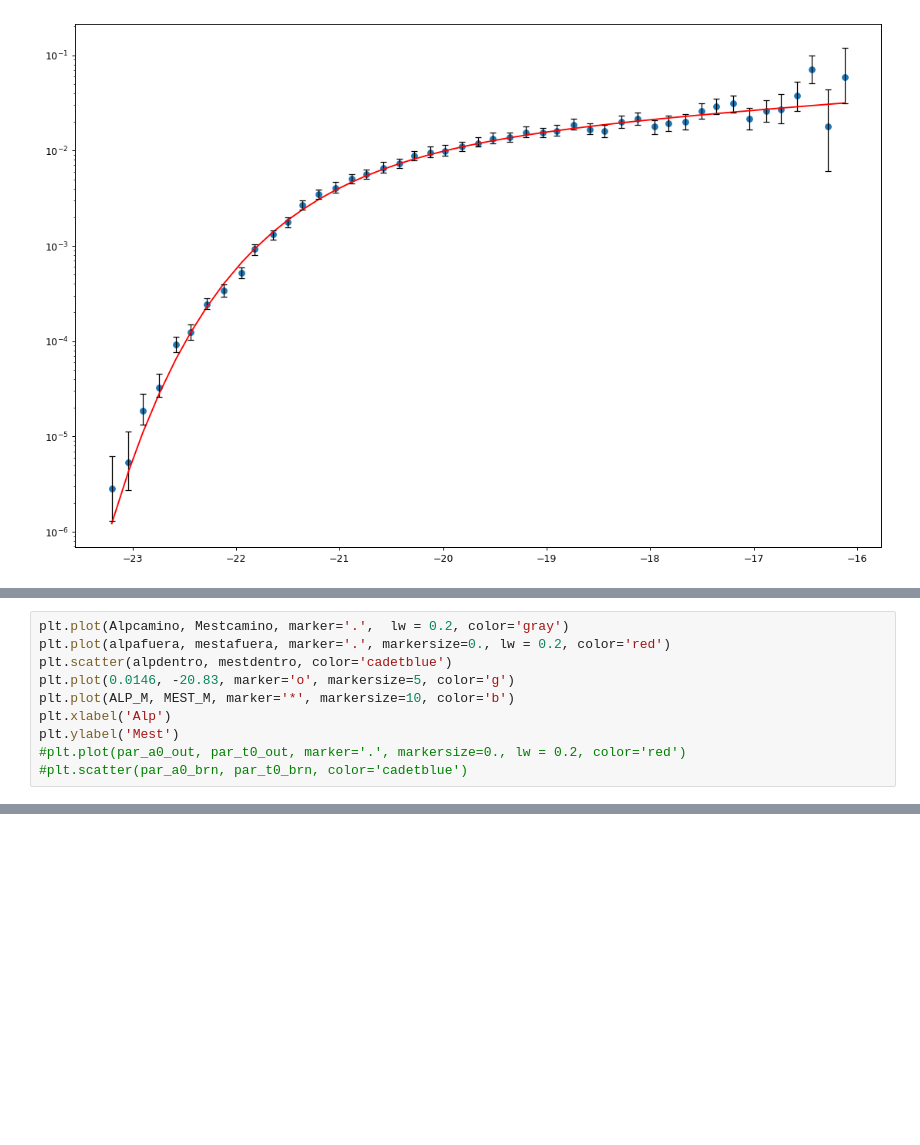
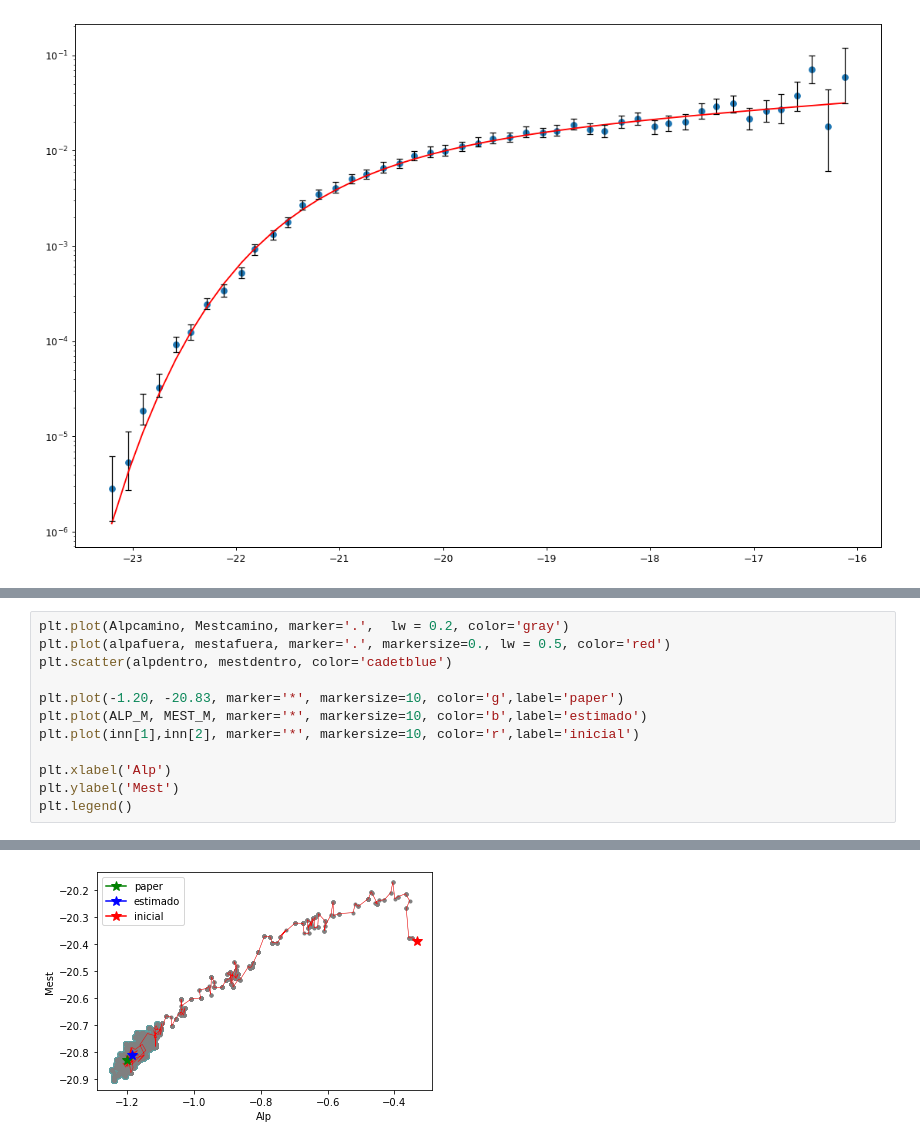
Before and after one commit to patricio-c/guia-4, a Jupyter notebook: Guia4.ipynb, the cells around one changed output, grey strips where cells are left out. Cells and saved outputs as stored; diff of their text form; blank space fills up the shorter version.

```diff
--- a/Guia4.ipynb
+++ b/Guia4.ipynb
@@ -188,11 +168,13 @@ Text(0, 0.5, 'Mest')
 # %%
 plt.plot(Alpcamino, Mestcamino, marker='.',  lw = 0.2, color='gray')
-plt.plot(alpafuera, mestafuera, marker='.', markersize=0., lw = 0.2, color='red')
+plt.plot(alpafuera, mestafuera, marker='.', markersize=0., lw = 0.5, color='red')
 plt.scatter(alpdentro, mestdentro, color='cadetblue')
-plt.plot(0.0146, -20.83, marker='o', markersize=5, color='g')
-plt.plot(ALP_M, MEST_M, marker='*', markersize=10, color='b')
+
+plt.plot(-1.20, -20.83, marker='*', markersize=10, color='g',label='paper')
+plt.plot(ALP_M, MEST_M, marker='*', markersize=10, color='b',label='estimado')
+plt.plot(inn[1],inn[2], marker='*', markersize=10, color='r',label='inicial')
+
 plt.xlabel('Alp')
 plt.ylabel('Mest')
-#plt.plot(par_a0_out, par_t0_out, marker='.', markersize=0., lw = 0.2, color='red')
-#plt.scatter(par_a0_brn, par_t0_brn, color='cadetblue')
+plt.legend()
 # %% [output]
@@ -199,0 +182 @@ SyntaxError: invalid syntax (<ipython-input-115-77c291b83c11>, line 5)
+[figure, added]
```
Also changed, not shown: parts of 22 cells of this notebook.
